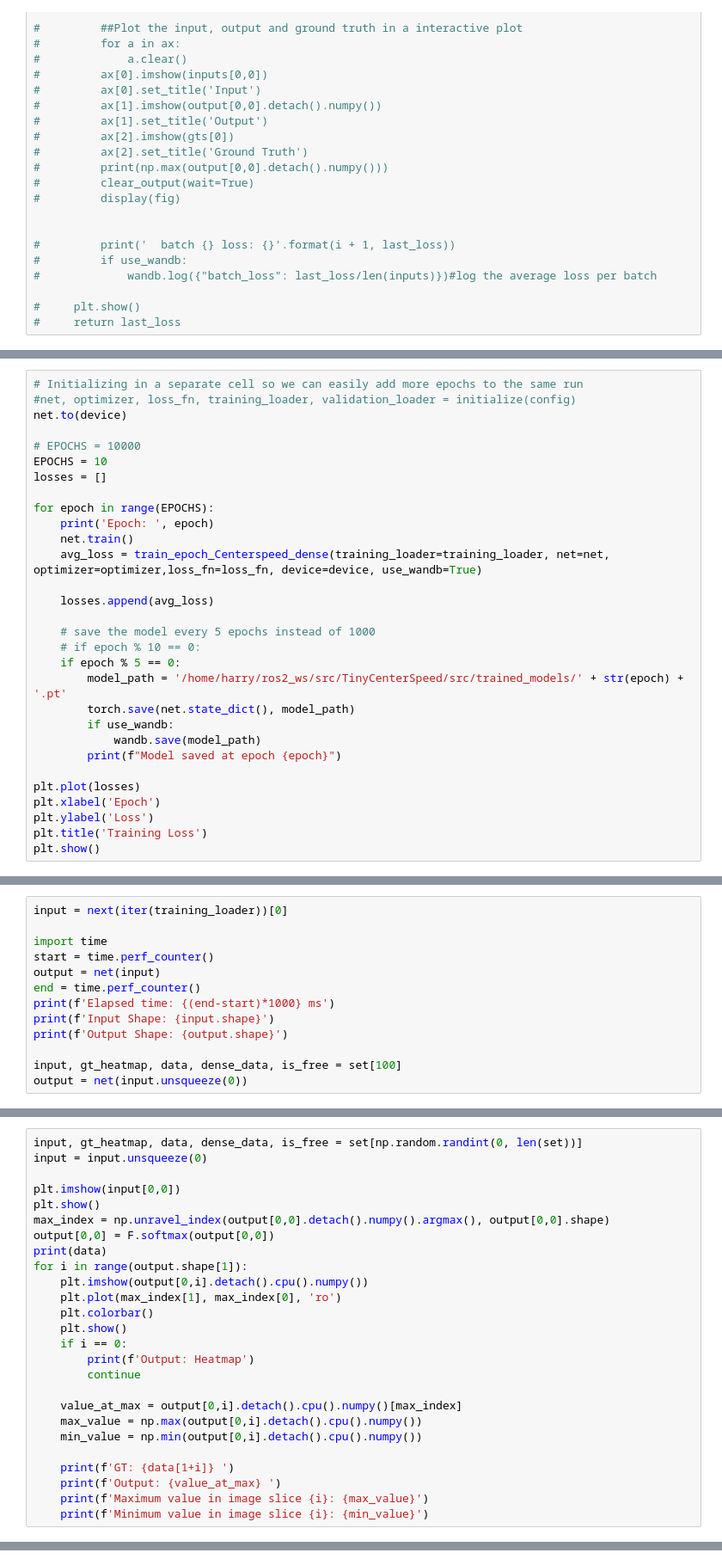
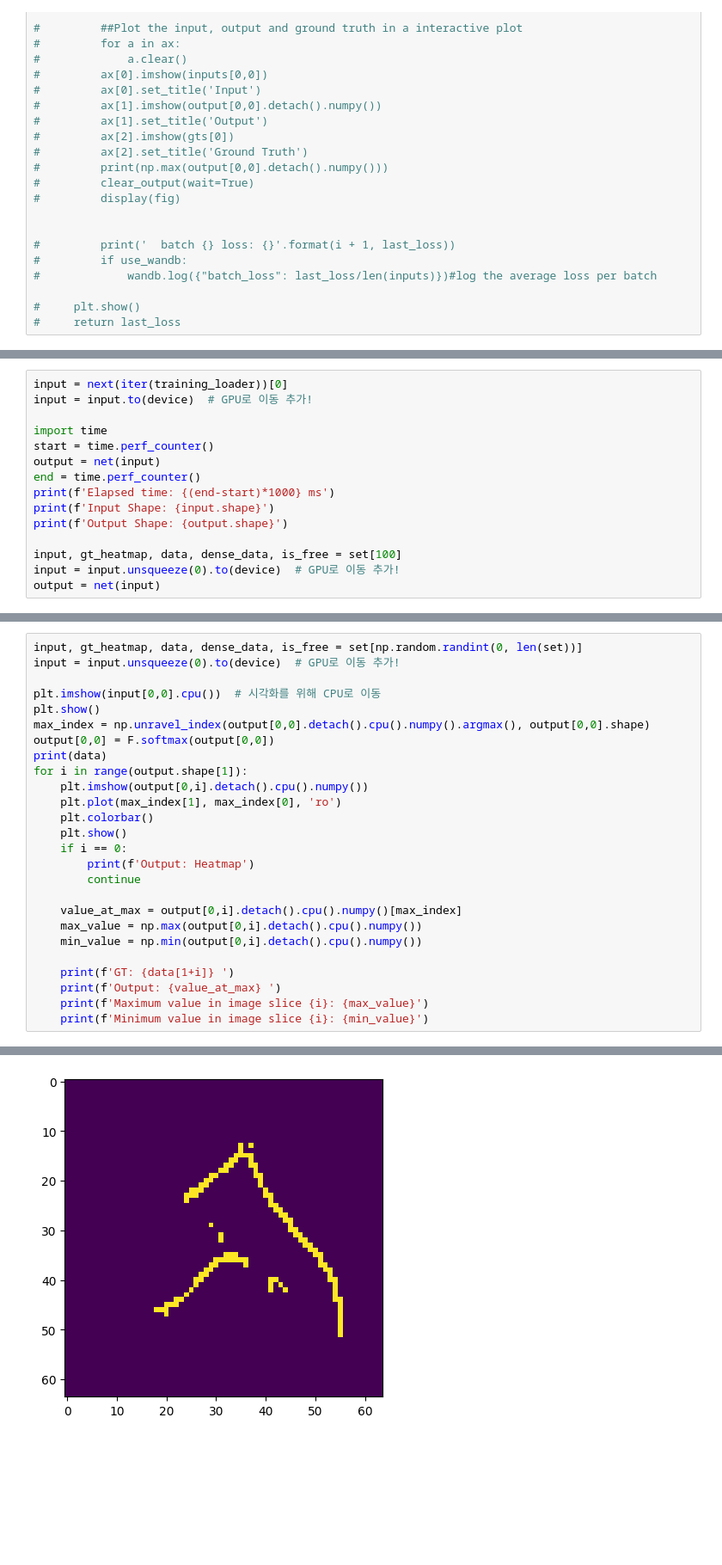
Before and after one commit to redbull-f1/redbull, a Jupyter notebook: train/train_CenterSpeed_dense.ipynb, the cells around one changed output, grey strips where cells are left out. Shown at 86% size. Cells and saved outputs as stored; diff of their text form; blank space fills up the shorter version.

```diff
--- a/train/train_CenterSpeed_dense.ipynb
+++ b/train/train_CenterSpeed_dense.ipynb
@@ -329,30 +457,0 @@ def train_epoch_Centerspeed_dense(training_loader, net, optimizer, loss_fn, devi
-# %%
-# Initializing in a separate cell so we can easily add more epochs to the same run
-#net, optimizer, loss_fn, training_loader, validation_loader = initialize(config)
-net.to(device)
-
-# EPOCHS = 10000
-EPOCHS = 10
-losses = []
-
-for epoch in range(EPOCHS):
-    print('Epoch: ', epoch)
-    net.train()
-    avg_loss = train_epoch_Centerspeed_dense(training_loader=training_loader, net=net, optimizer=optimizer,loss_fn=loss_fn, device=device, use_wandb=True)
-
-    losses.append(avg_loss)
-
-    # save the model every 5 epochs instead of 1000
-    # if epoch % 10 == 0:
-    if epoch % 5 == 0:
-        model_path = '/home/harry/ros2_ws/src/TinyCenterSpeed/src/trained_models/' + str(epoch) + '.pt'
-        torch.save(net.state_dict(), model_path)
-        if use_wandb:
-            wandb.save(model_path)
-        print(f"Model saved at epoch {epoch}")
-
-plt.plot(losses)
-plt.xlabel('Epoch')
-plt.ylabel('Loss')
-plt.title('Training Loss')
-plt.show()
@@ -365,5 +759,6 @@ for name, param in net.named_parameters():
 # %%
 input = next(iter(training_loader))[0]
+input = input.to(device)  # GPU로 이동 추가!
 
 import time
 start = time.perf_counter()
@@ -374,4 +769,5 @@ print(f'Input Shape: {input.shape}')
 print(f'Output Shape: {output.shape}')
 
 input, gt_heatmap, data, dense_data, is_free = set[100]
-output = net(input.unsqueeze(0))
+input = input.unsqueeze(0).to(device)  # GPU로 이동 추가!
+output = net(input)
@@ -381,10 +797,10 @@ print(output.shape)
 # %%
 input, gt_heatmap, data, dense_data, is_free = set[np.random.randint(0, len(set))]
-input = input.unsqueeze(0)
+input = input.unsqueeze(0).to(device)  # GPU로 이동 추가!
 
-plt.imshow(input[0,0])
+plt.imshow(input[0,0].cpu())  # 시각화를 위해 CPU로 이동
 plt.show()
-max_index = np.unravel_index(output[0,0].detach().numpy().argmax(), output[0,0].shape)
+max_index = np.unravel_index(output[0,0].detach().cpu().numpy().argmax(), output[0,0].shape)
 output[0,0] = F.softmax(output[0,0])
 print(data)
 for i in range(output.shape[1]):
@@ -404,3 +820,4 @@ for i in range(output.shape[1]):
     print(f'Output: {value_at_max} ')
     print(f'Maximum value in image slice {i}: {max_value}')
     print(f'Minimum value in image slice {i}: {min_value}')
+# %% [output]
@@ -406,0 +826 @@ for i in range(output.shape[1]):
+[figure, added]
```
Also changed, not shown: parts of 15 cells of this notebook.
